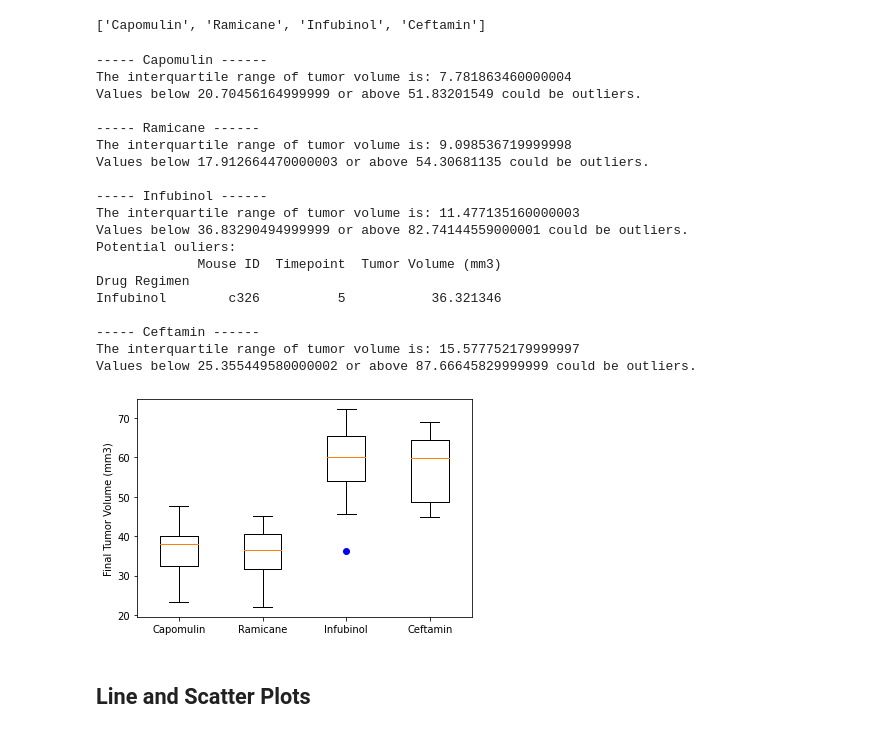
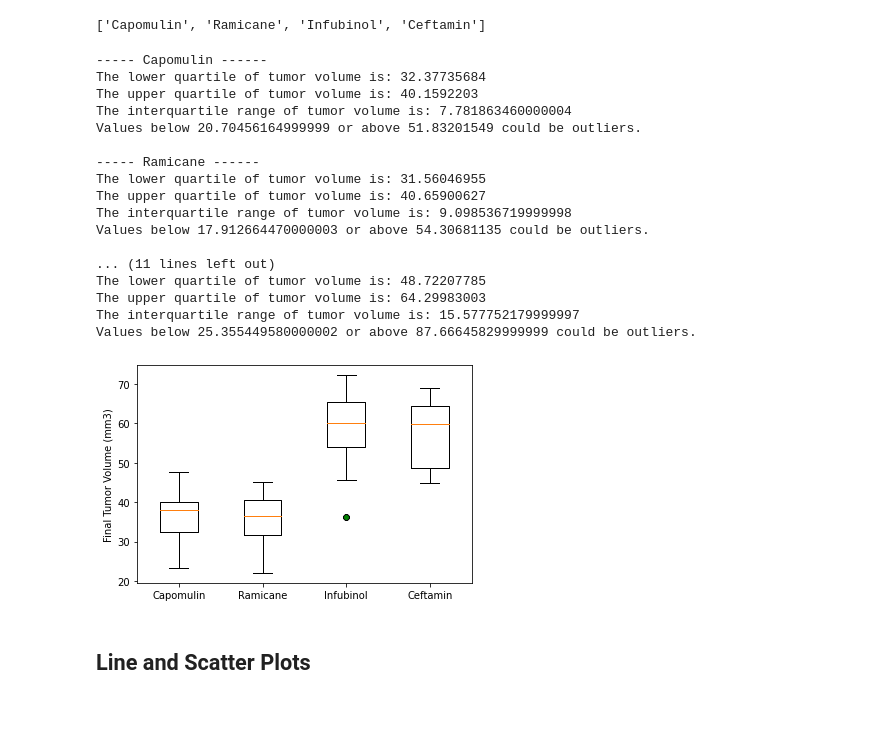
Before and after one commit to DasaSimo/Matplotlib-challenge, a Jupyter notebook: Pymaceuticals/pymaceuticals.ipynb, the cells around one changed output. Cells and saved outputs as stored; diff of their text form; code cells hidden in the pictures.

```diff
--- a/Pymaceuticals/pymaceuticals.ipynb
+++ b/Pymaceuticals/pymaceuticals.ipynb
@@ -410,8 +422,8 @@ for drug in drug_list:
     upperq = quartiles[0.75]
     iqr = upperq-lowerq
 
-    #print(f"The lower quartile of tumor volume is: {lowerq}")
-    #print(f"The upper quartile of tumor volume is: {upperq}")
+    print(f"The lower quartile of tumor volume is: {lowerq}")
+    print(f"The upper quartile of tumor volume is: {upperq}")
 
     print(f"The interquartile range of tumor volume is: {iqr}")
 
@@ -426,33 +438,31 @@ for drug in drug_list:
         print(outlier_tumor_volume)
 # %% [output]
 ----- Capomulin ------
+The lower quartile of tumor volume is: 32.37735684
+The upper quartile of tumor volume is: 40.1592203
 The interquartile range of tumor volume is: 7.781863460000004
 Values below 20.70456164999999 or above 51.83201549 could be outliers.
 
 ----- Ramicane ------
+The lower quartile of tumor volume is: 31.56046955
+The upper quartile of tumor volume is: 40.65900627
 The interquartile range of tumor volume is: 9.098536719999998
 Values below 17.912664470000003 or above 54.30681135 could be outliers.
 
------ Infubinol ------
-The interquartile range of tumor volume is: 11.477135160000003
-Values below 36.83290494999999 or above 82.74144559000001 could be outliers.
-Potential ouliers:
-             Mouse ID  Timepoint  Tumor Volume (mm3)
-Drug Regimen
-Infubinol        c326          5           36.321346
-
------ Ceftamin ------
+... (11 lines left out)
+The lower quartile of tumor volume is: 48.72207785
+The upper quartile of tumor volume is: 64.29983003
 The interquartile range of tumor volume is: 15.577752179999997
 Values below 25.355449580000002 or above 87.66645829999999 could be outliers.
 # %%
 # Generate a box plot of the final tumor volume of each mouse across four regimens of interest
 fig1, ax1 = plt.subplots()
 ax1.set_ylabel("Final Tumor Volume (mm3)")
-ax1.boxplot(tumor_volume,sym="b")
+ax1.boxplot(tumor_volume,flierprops=dict(markerfacecolor='g', marker='8'))
 plt.xticks([1,2,3,4], drug_list)
 plt.show()
 # %% [output]
-[figure, old version]
+[figure, new version]
 # %%
 # Generate a box plot of the final tumor volume of each mouse across four regimens of interest
 # %% [markdown]
```
Also changed, not shown: parts of 4 cells of this notebook, 1 other file.
